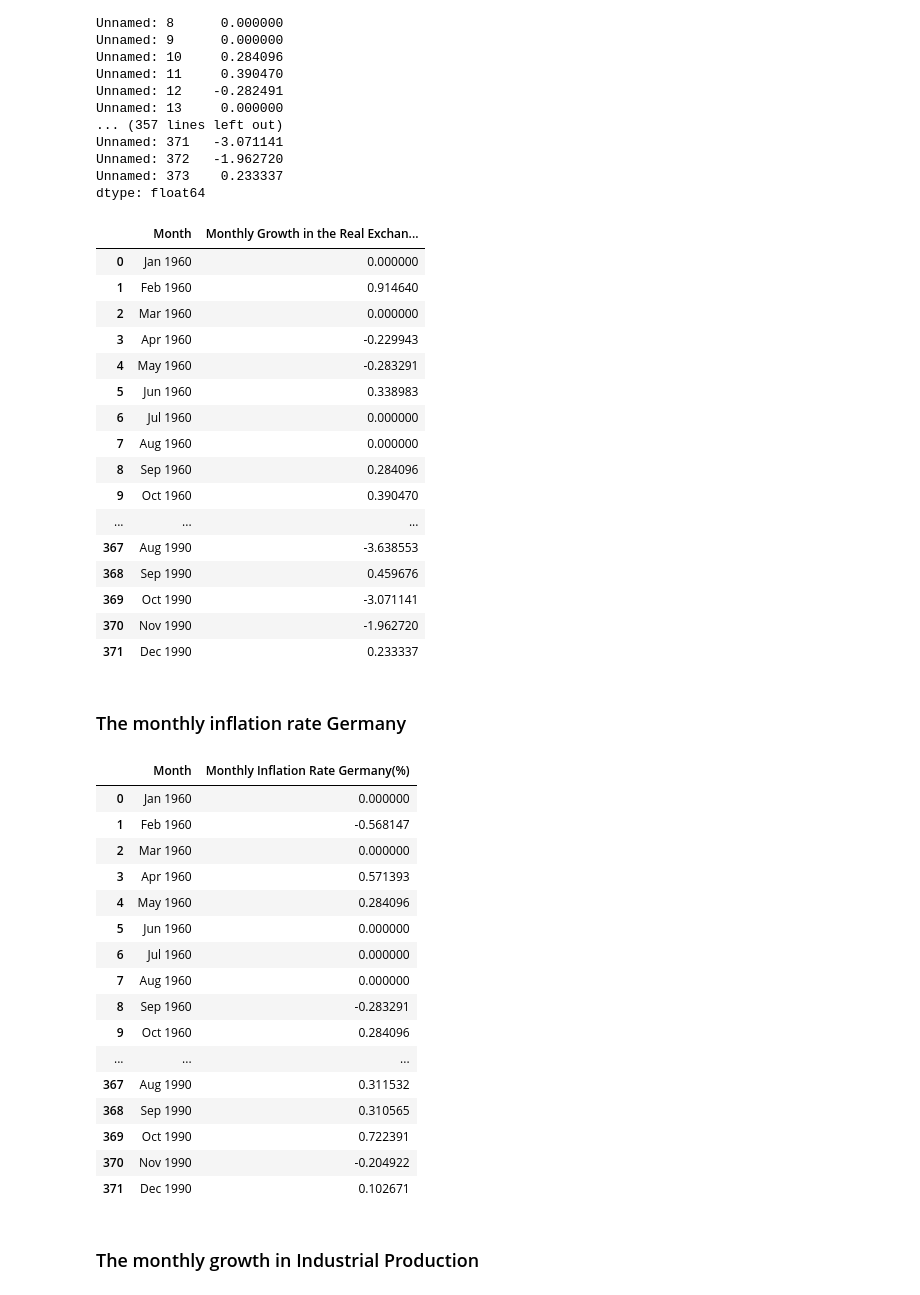
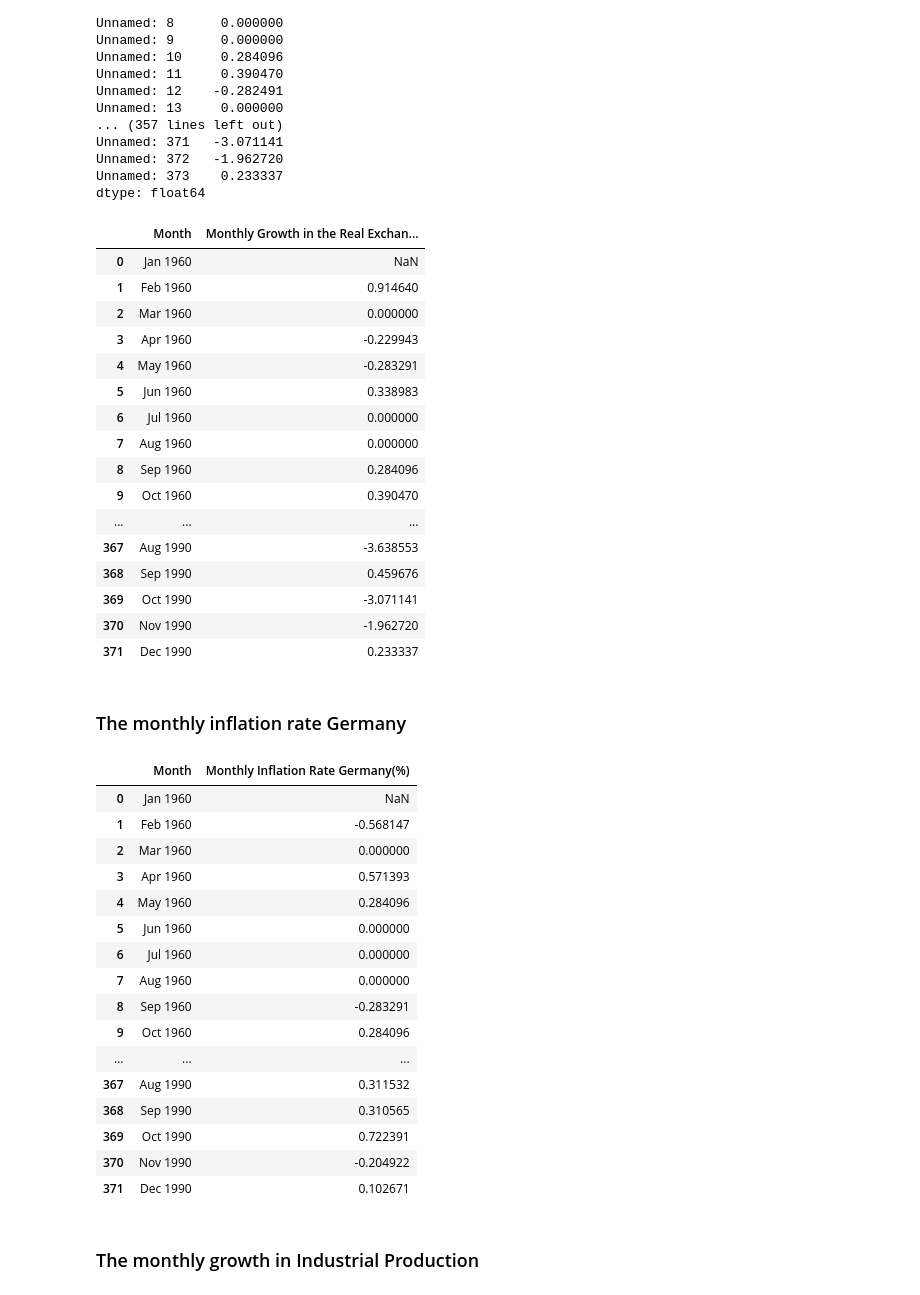
Before and after one commit to AmayP22/EC1B1_Coursework, a Jupyter notebook: EC1B1 Coursework.ipynb, the cells around one changed output. Drawn from its saved outputs; the diff is of its cells as text; code cells hidden in the pictures.

```diff
--- a/EC1B1 Coursework.ipynb
+++ b/EC1B1 Coursework.ipynb
@@ -177,13 +177,13 @@ dtype: float64
 # %%
 monthly_real_er_data_df = pd.DataFrame(monthly_real_er_data).reset_index()
 monthly_real_er_data_df.columns = ['Month', 'Monthly Growth in the Real Exchange Rate (%)']
 new_month_names = merged_df.iloc[0, 2:].values
 monthly_real_er_data_df['Month'] = new_month_names
-monthly_real_er_data_df = monthly_real_er_data_df.fillna(0)
+
 display(monthly_real_er_data_df)
 # %% [output]
 |  | Month | Monthly Growth in the Real Exchan... |
-| 0 | Jan 1960 | 0.000000 |
+| 0 | Jan 1960 | NaN |
 | 1 | Feb 1960 | 0.914640 |
 | 2 | Mar 1960 | 0.000000 |
 | 3 | Apr 1960 | -0.229943 |
@@ -208,11 +208,11 @@ monthly_inflation_rate_df = pd.DataFrame(monthly_inflation_rate).reset_index()
 monthly_inflation_rate_df.columns = ['Month', 'Monthly Inflation Rate Germany(%)']
 new_month_names = merged_df.iloc[0, 2:].values
 monthly_inflation_rate_df['Month'] = new_month_names
-monthly_inflation_rate_df = monthly_inflation_rate_df.fillna(0)
+
 display(monthly_inflation_rate_df)
 # %% [output]
 |  | Month | Monthly Inflation Rate Germany(%) |
-| 0 | Jan 1960 | 0.000000 |
+| 0 | Jan 1960 | NaN |
 | 1 | Feb 1960 | -0.568147 |
 | 2 | Mar 1960 | 0.000000 |
 | 3 | Apr 1960 | 0.571393 |
```
Also changed, not shown: parts of 11 cells of this notebook.
